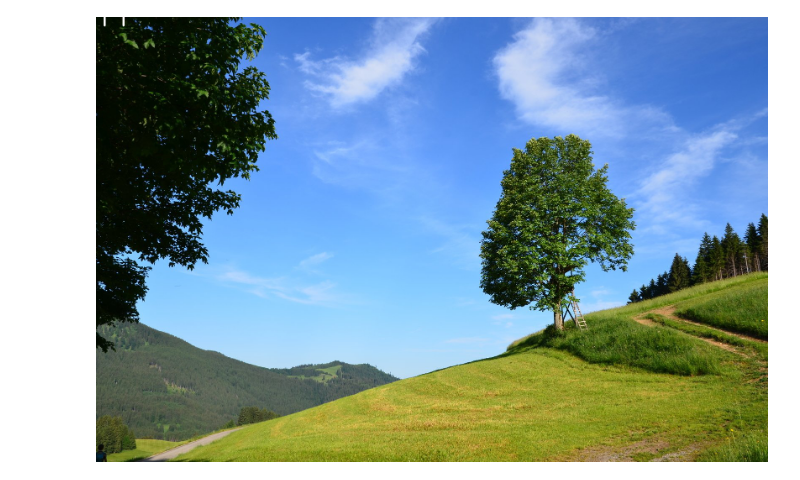
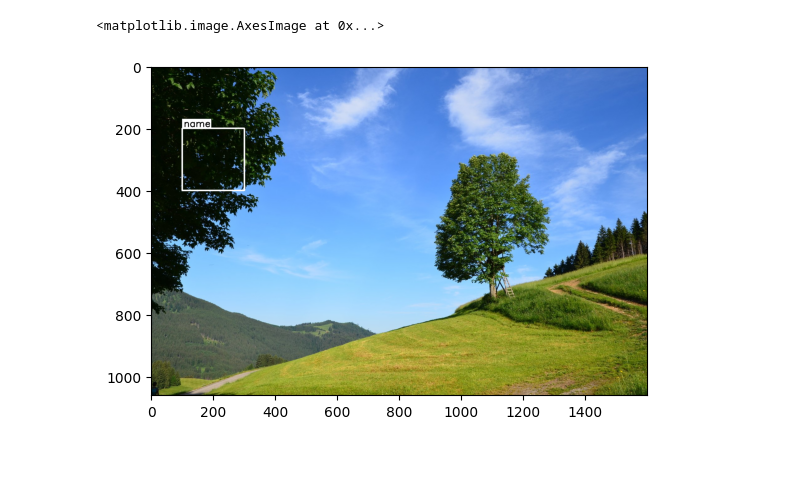
Before and after one commit to hoonisone/torch-practice, a Jupyter notebook: 1. Library/bbox-visualizer/drawing bounding box/example.ipynb, the cells around one changed output. Saved outputs shown, nothing was run; the diff lists cells and outputs as text; code cells hidden in the pictures.

Commit message:
bbox visualization example

```diff
--- a/1. Library/bbox-visualizer/drawing bounding box/example.ipynb
+++ b/1. Library/bbox-visualizer/drawing bounding box/example.ipynb
@@ -9,3 +3,2 @@ pil_image = Image.open(path)
 # %%
-import numpy as np
-numpy_image = np.array(pil_image)
+# pip install bbox-visualizer
@@ -12,9 +8,9 @@ numpy_image = np.array(pil_image)
 # %%
+label = "name"
 bbox = [100, 200, 300, 400]
-label = "name"
-image = origin_image
+
+image = matplotlib.image.imread("sample_image.jpg")
 image = bbv.draw_rectangle(image, bbox)
 image = bbv.add_T_label(image, label, bbox)
-# img = bbv.add_label(img, label, bbox, top=True)
-Image.fromarray(img)
+plt.imshow(image)
 # %% [output]
@@ -22,3 +19,20 @@ NameError: name 'origin_image' is not defined
 # %%
+labels = "name"
+bboxes = [
+    [100, 200, 300, 400],
+    [200, 300, 400, 500]
+]
+
+image = matplotlib.image.imread("sample_image.jpg")
+image = bbv.draw_rectangle(image, bbox)
+image = bbv.add_T_label(image, label, bbox)
+plt.imshow(image)
+
+
+image = numpy_image
+image = bbv.draw_rectangle(image, bbox)
+image = bbv.add_label(image, label, bbox)
+plt.imshow(image)
 # %% [output]
+<matplotlib.image.AxesImage at 0x...>
-[figure, old version]
+[figure, new version]
```
Also changed, not shown: parts of 5 cells of this notebook.
